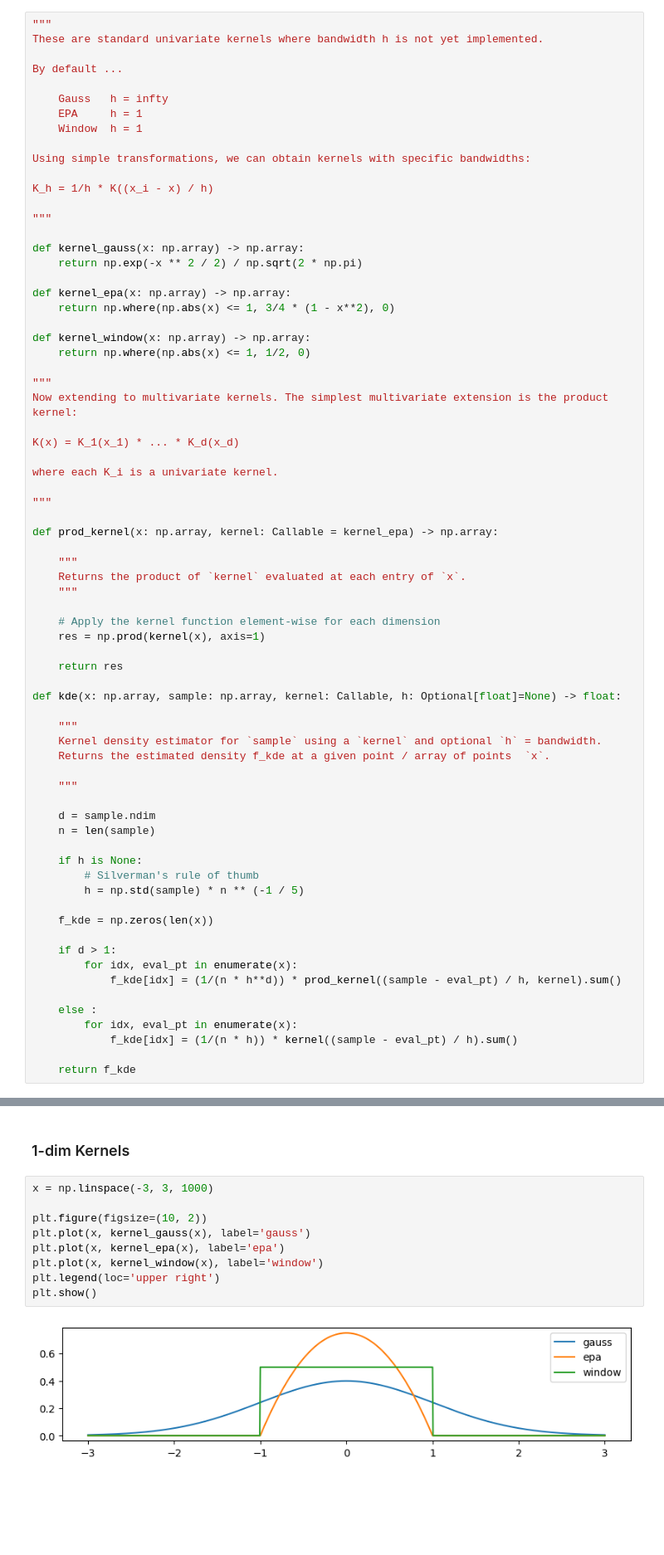
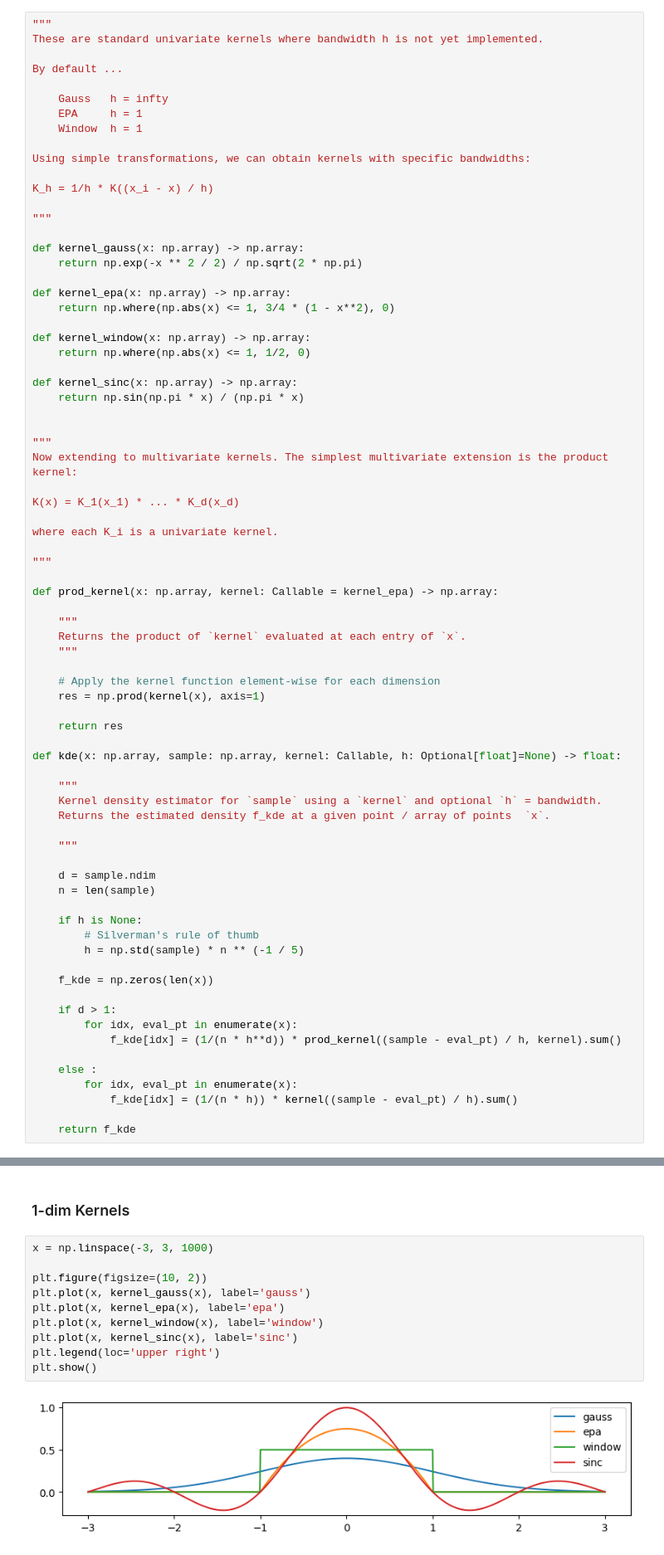
Before and after one commit to hikotei/Kernel-Simulations, a Jupyter notebook: 2023_12_04.ipynb, the cells around one changed output, grey strips where cells are left out. Shown at 83% size. Cells and saved outputs as stored; diff of their text form; blank space fills up the shorter version.

Commit message:
sinc

```diff
--- a/2023_12_04.ipynb
+++ b/2023_12_04.ipynb
@@ -39,6 +39,10 @@ def kernel_epa(x: np.array) -> np.array:
 
 def kernel_window(x: np.array) -> np.array:
     return np.where(np.abs(x) <= 1, 1/2, 0)
+
+def kernel_sinc(x: np.array) -> np.array:
+    return np.sin(np.pi * x) / (np.pi * x)
+
 
 """
 Now extending to multivariate kernels. The simplest multivariate extension is the product kernel:
@@ -93,14 +97,15 @@ def kde(x: np.array, sample: np.array, kernel: Callable, h: Optional[float]=None
 # %%
 x = np.linspace(-3, 3, 1000)
 
 plt.figure(figsize=(10, 2))
 plt.plot(x, kernel_gauss(x), label='gauss')
 plt.plot(x, kernel_epa(x), label='epa')
 plt.plot(x, kernel_window(x), label='window')
+plt.plot(x, kernel_sinc(x), label='sinc')
 plt.legend(loc='upper right')
 plt.show()
 # %% [output]
-[figure, old version]
+[figure, new version]
 # %%
 h_arr = [0.1, 0.5, 1]
 x = np.linspace(-2, 2, 500)
```
Also changed, not shown: parts of 1 cell of this notebook.
